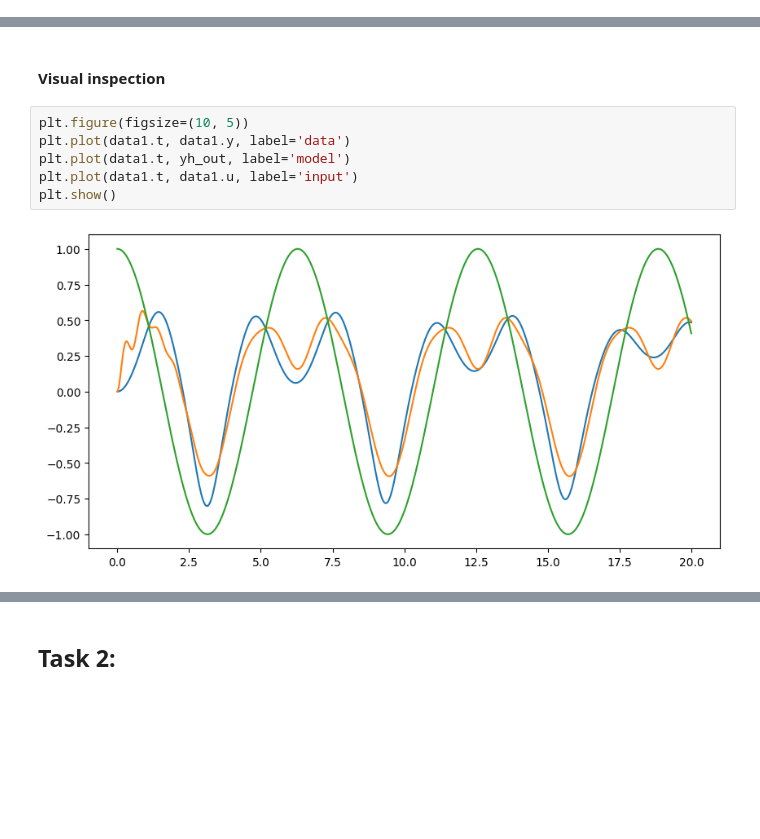
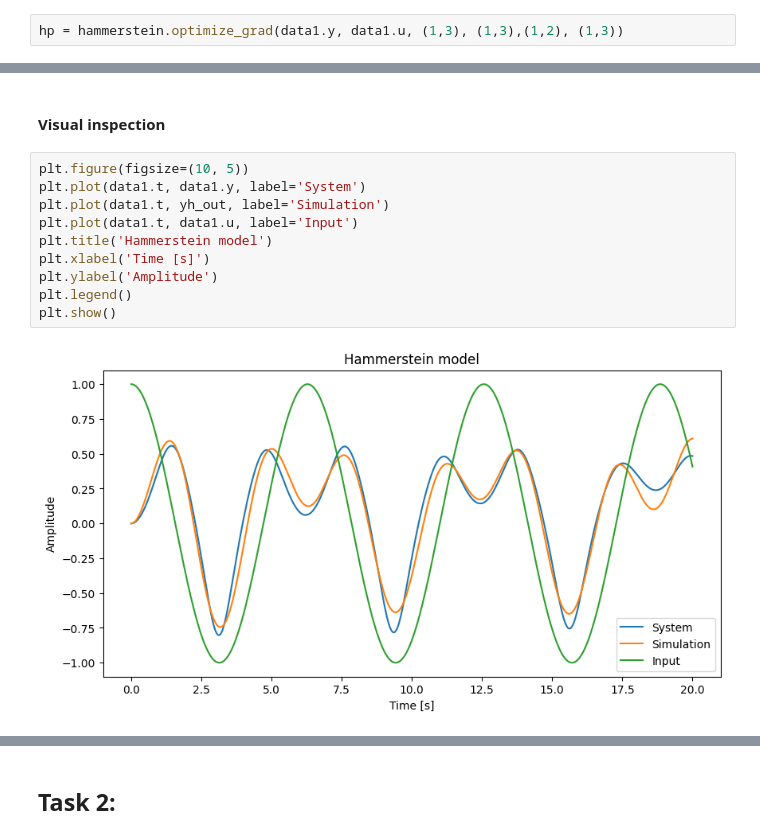
Before and after one commit to MatzeLopi/KIT-2243070, a Jupyter notebook: Exercises/exam.ipynb, the cells around one changed output, grey strips where cells are left out. Drawn from its saved outputs; the diff is of its cells as text; blank space fills up the shorter version.

```diff
--- a/Exercises/exam.ipynb
+++ b/Exercises/exam.ipynb
@@ -214,0 +215,2 @@ Progress: 87.62 %. Current iteration time: 0.20s, average: 0.20 seconds, CPU: 36
+# %%
+hp = hammerstein.optimize_grad(data1.y, data1.u, (1,3), (1,3),(1,2), (1,3))
@@ -242,9 +263,13 @@ yh_out = hammerstein.simulate(jnp.array([0]), data1.u,na,nb, order, func, params
 #### Visual inspection
 # %%
 plt.figure(figsize=(10, 5))
-plt.plot(data1.t, data1.y, label='data')
-plt.plot(data1.t, yh_out, label='model')
-plt.plot(data1.t, data1.u, label='input')
+plt.plot(data1.t, data1.y, label='System')
+plt.plot(data1.t, yh_out, label='Simulation')
+plt.plot(data1.t, data1.u, label='Input')
+plt.title('Hammerstein model')
+plt.xlabel('Time [s]')
+plt.ylabel('Amplitude')
+plt.legend()
 plt.show()
 # %% [output]
-[figure, old version]
+[figure, new version]
```
Also changed, not shown: parts of 17 cells of this notebook, 4 other files.
